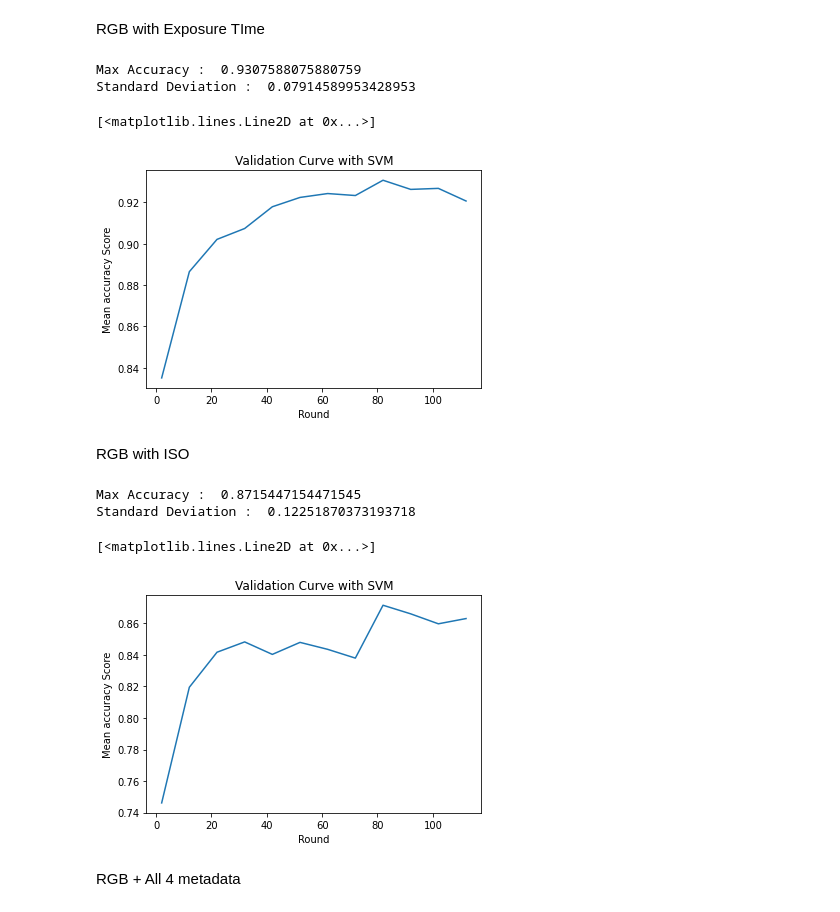
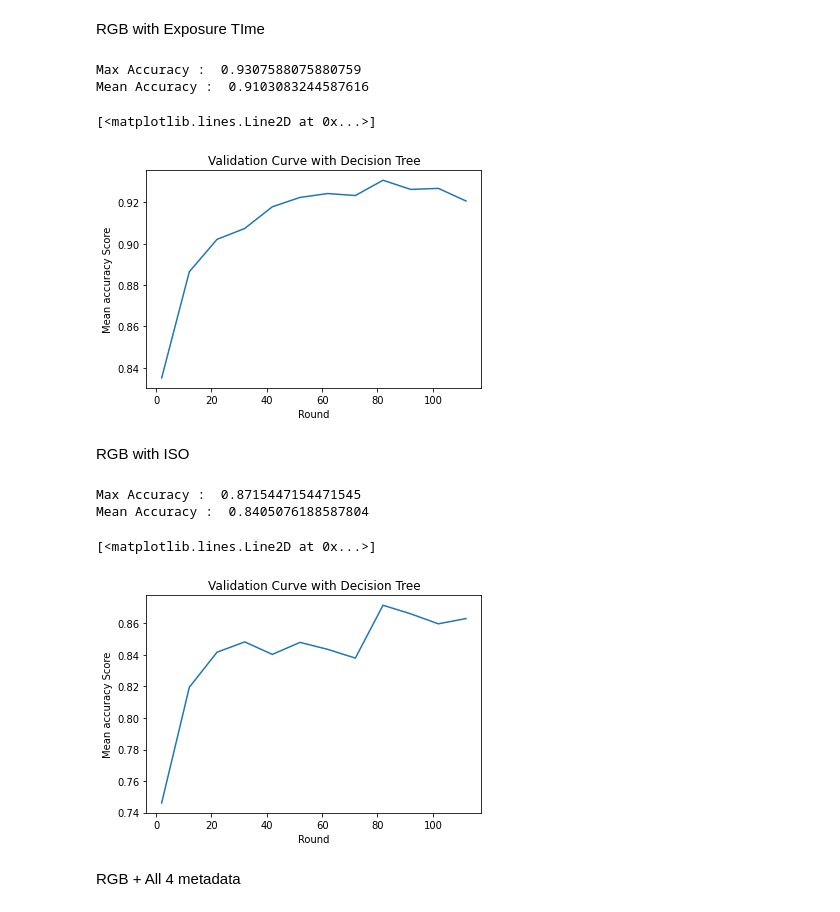
Before and after one commit to shayanmalinda/Effective-identification-of-Nitrogen-Fertilizer-demand-for-Paddy-Cultivation-using-UAVs, a Jupyter notebook: Models/(Rusiri)decisiontree_optimalfeatures.ipynb, the cells around one changed output. Cells and saved outputs as stored; diff of their text form; code cells hidden in the pictures.

```diff
--- a/Models/(Rusiri)decisiontree_optimalfeatures.ipynb
+++ b/Models/(Rusiri)decisiontree_optimalfeatures.ipynb
@@ -163,38 +170,39 @@ Y=labels
 
 #standardize x and y
 scaler = StandardScaler()
 X=scaler.fit_transform(X)
 
 from sklearn import tree
 #clf = make_pipeline(StandardScaler(), tree.DecisionTreeClassifier(random_state=rs))
 clf = tree.DecisionTreeClassifier(random_state=rs)
 
 scores = cross_val_score(clf, X, Y, cv=80)
 #print("%0.2f accuracy with a standard deviation of %0.2f" % (scores.mean(), scores.std()))
 
 means=[cross_val_score(clf, X, Y, cv=i).mean() for i in range(2,120,10)]
 stds=[cross_val_score(clf, X, Y, cv=i).std() for i in range(2,120,10)]
 i=1
 max=means[0]
 ind=0
 while i<len(means):
   if(max<means[i]):
     max=means[i]
     ind=i
   i+=1
 
-print("Max Accuracy : ",means[ind])
-print("Standard Deviation : ",stds[ind])
+print("Max Accuracy : ",max)
+print("Mean Accuracy : ",mean(means))
+#print("Max Accuracy : ",means[ind])
 
-plt.title("Validation Curve with SVM")
+plt.title("Validation Curve with Decision Tree")
 plt.xlabel("Round")
 plt.ylabel("Mean accuracy Score")
 plt.plot(np.arange(2,120,10,dtype=int),means)
 # %% [output]
 Max Accuracy :  0.9307588075880759
-Standard Deviation :  0.07914589953428953
+Mean Accuracy :  0.9103083244587616
 [<matplotlib.lines.Line2D at 0x...>]
-[figure, old version]
+[figure, new version]
 # %% [markdown]
 RGB with ISO
 # %%
@@ -226,18 +234,19 @@ while i<len(means):
     ind=i
   i+=1
 
-print("Max Accuracy : ",means[ind])
-print("Standard Deviation : ",stds[ind])
+print("Max Accuracy : ",max)
+print("Mean Accuracy : ",mean(means))
+#print("Max Accuracy : ",means[ind])
 
-plt.title("Validation Curve with SVM")
+plt.title("Validation Curve with Decision Tree")
 plt.xlabel("Round")
 plt.ylabel("Mean accuracy Score")
 plt.plot(np.arange(2,120,10,dtype=int),means)
 # %% [output]
 Max Accuracy :  0.8715447154471545
-Standard Deviation :  0.12251870373193718
+Mean Accuracy :  0.8405076188587804
 [<matplotlib.lines.Line2D at 0x...>]
-[figure, old version]
+[figure, new version]
 # %% [markdown]
 RGB + All 4 metadata
 # %%
```
Also changed, not shown: parts of 9 cells of this notebook.
